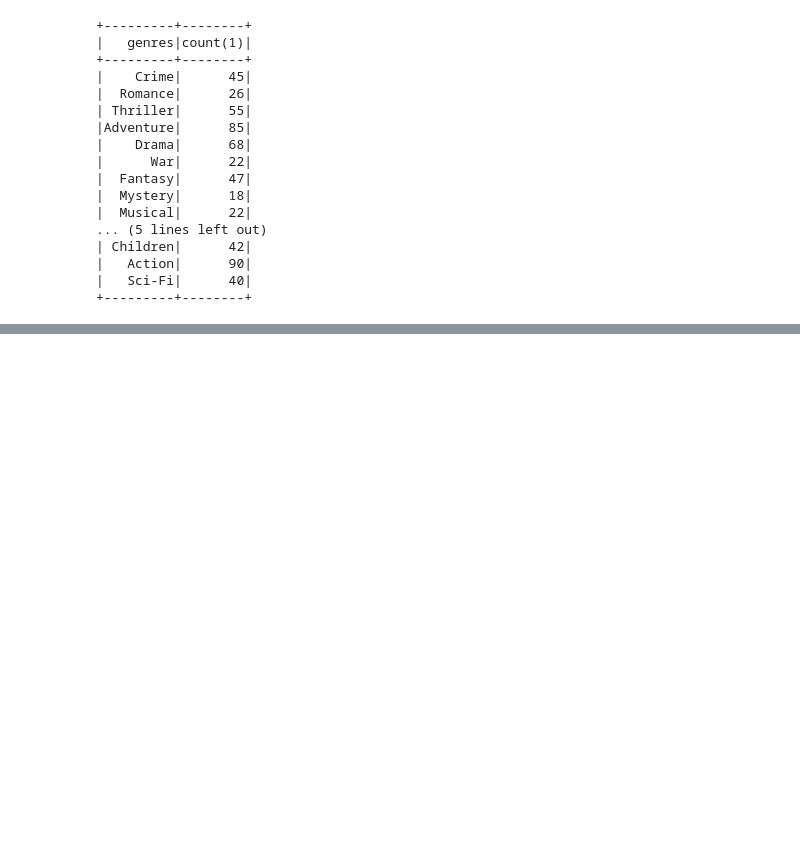
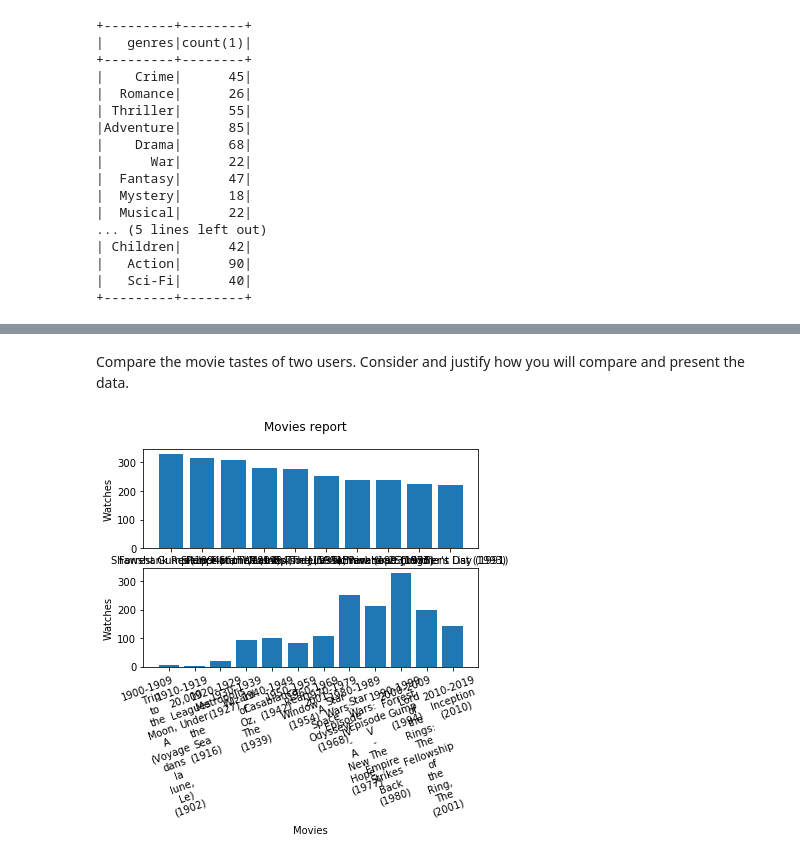
Before and after one commit to beatriceo/Spark, a Jupyter notebook: Interactive.ipynb, the cells around one changed output, grey strips where cells are left out. Saved outputs shown, nothing was run; the diff lists cells and outputs as text; code cells hidden in the pictures; blank space fills up the shorter version.

```diff
--- a/Interactive.ipynb
+++ b/Interactive.ipynb
@@ -50,0 +149,3 @@ search.search_user_genre('1').show()
+# %% [markdown]
+Compare the movie tastes of two users. Consider and justify how you will compare
+and present the data.
@@ -50,0 +154,4 @@ search.search_user_genre('1').show()
+# %%
+plotting.gen_movies_report()
+# %% [output]
+[figure, added]
```
Also changed, not shown: parts of 19 cells of this notebook, 1 other file.
